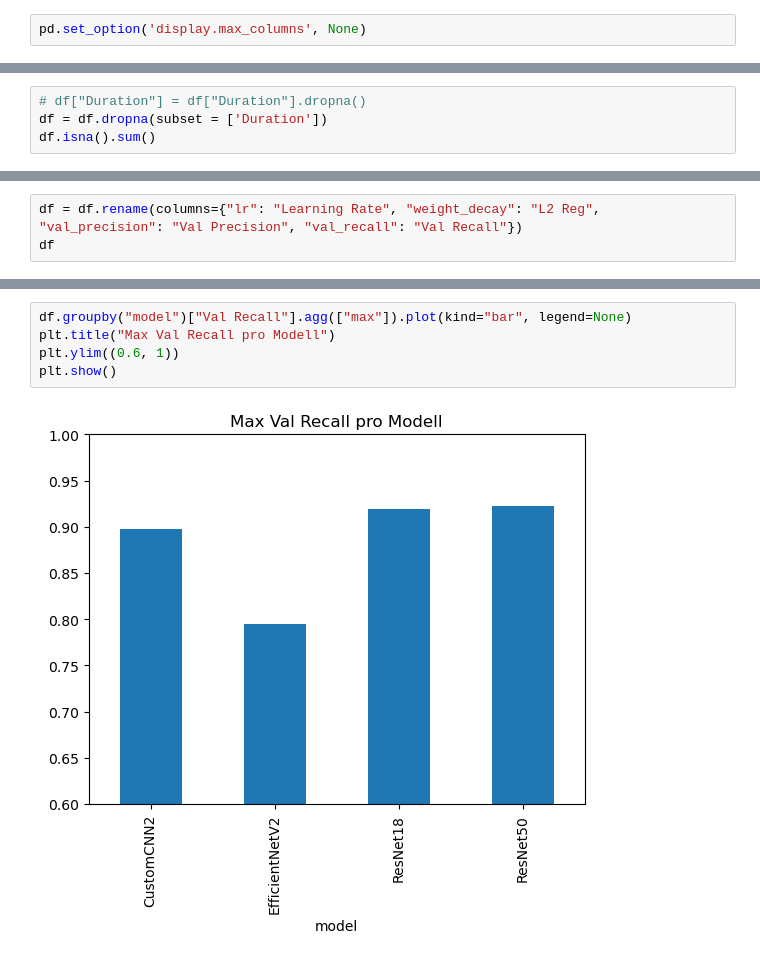
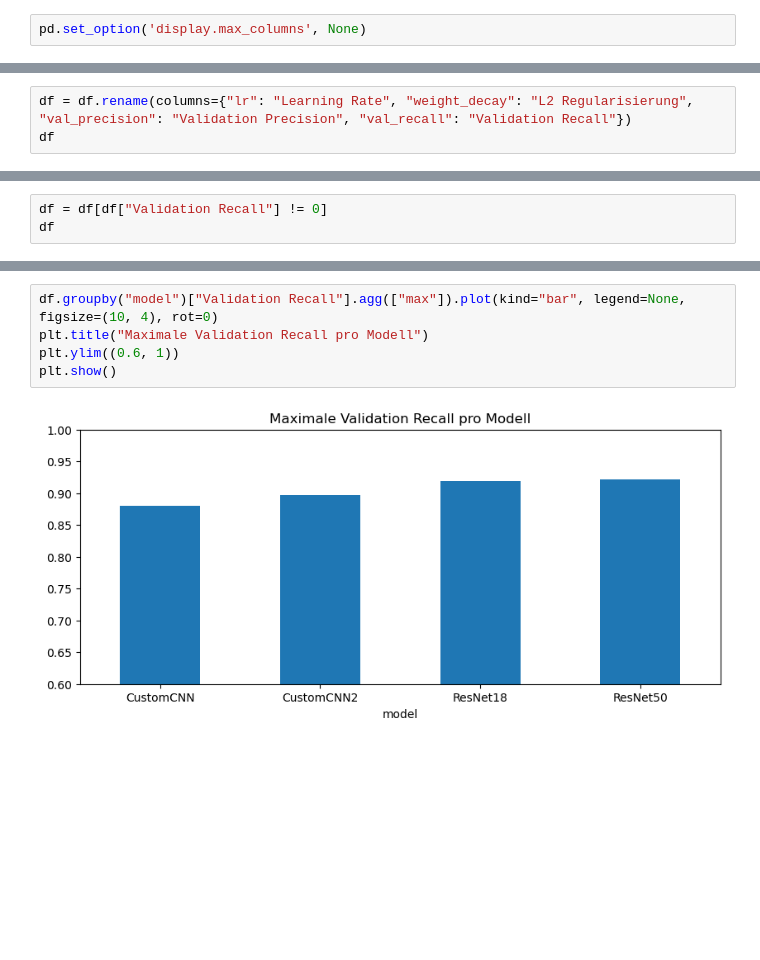
Before and after one commit to i4Ds/FlareSense, a Jupyter notebook: notebooks/15-Evaluation-Training.ipynb, the cells around one changed output, grey strips where cells are left out. Drawn from its saved outputs; the diff is of its cells as text; blank space fills up the shorter version.

```diff
--- a/notebooks/15-Evaluation-Training.ipynb
+++ b/notebooks/15-Evaluation-Training.ipynb
@@ -48,7 +48,3 @@ val_precision             0
 val_recall                0
 Mode                      0
 dtype: int64
-# %%
-# df["Duration"] = df["Duration"].dropna()
-df = df.dropna(subset = ['Duration'])
-df.isna().sum()
@@ -89,5 +51,5 @@ df
 # %%
-df = df.rename(columns={"lr": "Learning Rate", "weight_decay": "L2 Reg", "val_precision": "Val Precision", "val_recall": "Val Recall"})
+df = df.rename(columns={"lr": "Learning Rate", "weight_decay": "L2 Regularisierung", "val_precision": "Validation Precision", "val_recall": "Validation Recall"})
 df
 # %% [output]
 |  | Start Time | Duration | Run ID | Name | Source Type | Source Name | User | Status | amsgrad | ... |
@@ -105,0 +68,3 @@ df
+# %%
+df = df[df["Validation Recall"] != 0]
+df
@@ -185,10 +136,10 @@ df.groupby("model")[["Val Precision", "Val Recall"]].agg(["count", "min", "max",
 | ResNet18 | 16 | 0.504573 | 0.716381 | 0.657342 | 16 | 0.805556 | 0.919444 | 0.847222 |
 | ResNet50 | 16 | 0.552413 | 0.737624 | 0.636930 | 16 | 0.805556 | 0.922222 | 0.866667 |
 # %%
-df.groupby("model")["Val Recall"].agg(["max"]).plot(kind="bar", legend=None)
-plt.title("Max Val Recall pro Modell")
+df.groupby("model")["Validation Recall"].agg(["max"]).plot(kind="bar", legend=None, figsize=(10, 4), rot=0)
+plt.title("Maximale Validation Recall pro Modell")
 plt.ylim((0.6, 1))
 plt.show()
 # %% [output]
-[figure, old version]
+[figure, new version]
 # %%
```
Also changed, not shown: parts of 24 cells of this notebook.
